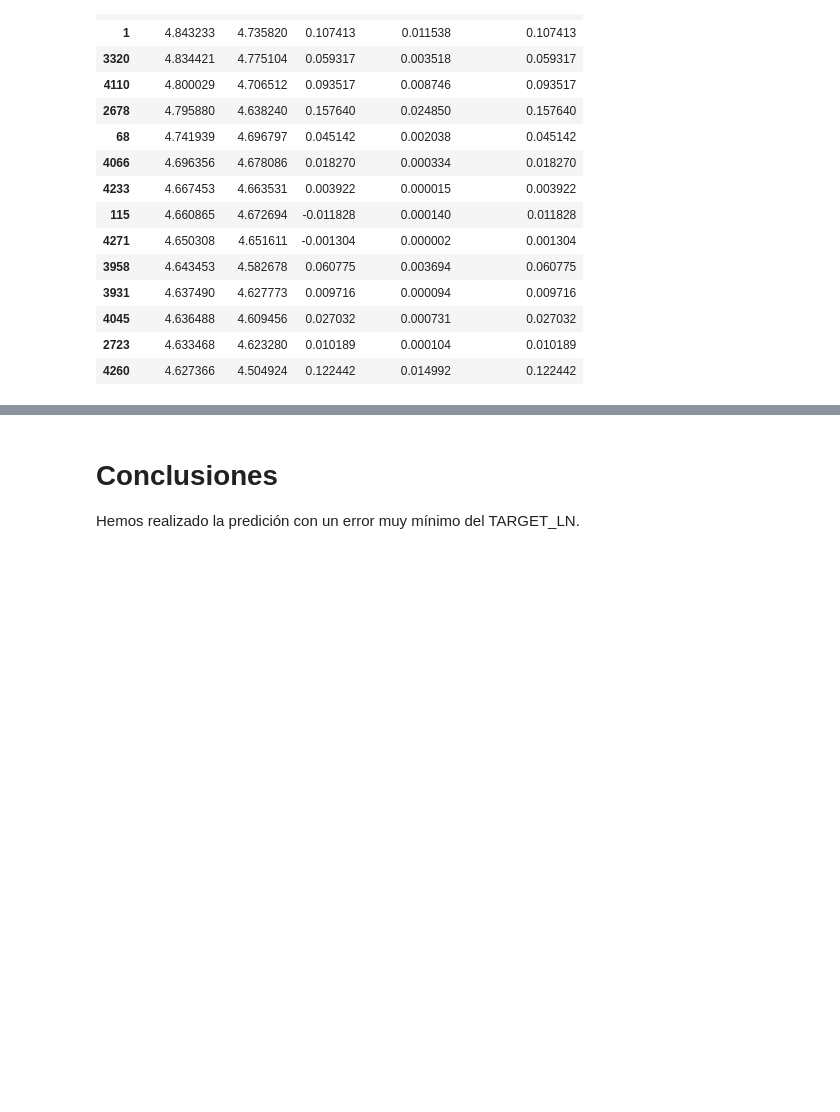
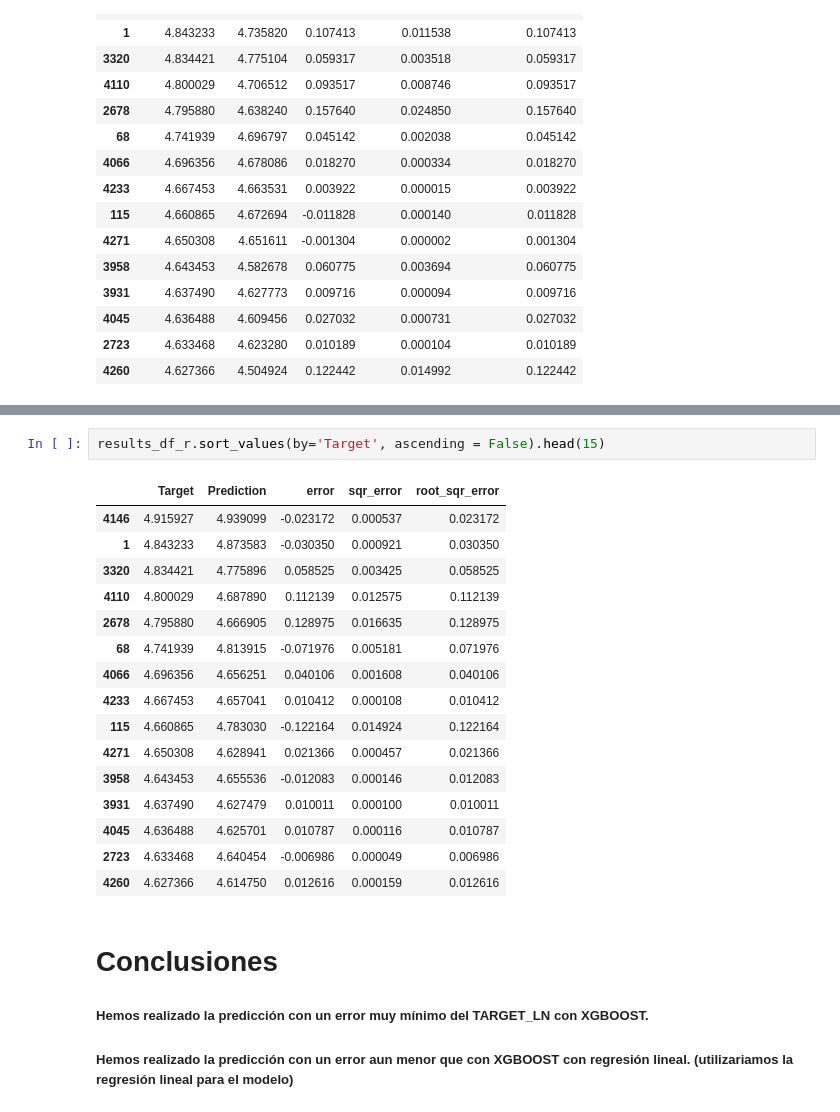
Before and after one commit to jgrau90/BMW_Regression, a Jupyter notebook: bmw_regression.ipynb, the cells around one changed output, grey strips where cells are left out. Drawn from its saved outputs; the diff is of its cells as text; blank space fills up the shorter version.

```diff
--- a/bmw_regression.ipynb
+++ b/bmw_regression.ipynb
@@ -753,4 +784,24 @@ results_df.sort_values(by=TARGET_LN, ascending = False).head(15)
+# %%
+results_df_r.sort_values(by='Target', ascending = False).head(15)
+# %% [output]
+|  | Target | Prediction | error | sqr_error | root_sqr_error |
+| 4146 | 4.915927 | 4.939099 | -0.023172 | 0.000537 | 0.023172 |
+| 1 | 4.843233 | 4.873583 | -0.030350 | 0.000921 | 0.030350 |
+| 3320 | 4.834421 | 4.775896 | 0.058525 | 0.003425 | 0.058525 |
+| 4110 | 4.800029 | 4.687890 | 0.112139 | 0.012575 | 0.112139 |
+| 2678 | 4.795880 | 4.666905 | 0.128975 | 0.016635 | 0.128975 |
+| 68 | 4.741939 | 4.813915 | -0.071976 | 0.005181 | 0.071976 |
+| 4066 | 4.696356 | 4.656251 | 0.040106 | 0.001608 | 0.040106 |
+| 4233 | 4.667453 | 4.657041 | 0.010412 | 0.000108 | 0.010412 |
+| 115 | 4.660865 | 4.783030 | -0.122164 | 0.014924 | 0.122164 |
+| 4271 | 4.650308 | 4.628941 | 0.021366 | 0.000457 | 0.021366 |
+| 3958 | 4.643453 | 4.655536 | -0.012083 | 0.000146 | 0.012083 |
+| 3931 | 4.637490 | 4.627479 | 0.010011 | 0.000100 | 0.010011 |
+| 4045 | 4.636488 | 4.625701 | 0.010787 | 0.000116 | 0.010787 |
+| 2723 | 4.633468 | 4.640454 | -0.006986 | 0.000049 | 0.006986 |
+| 4260 | 4.627366 | 4.614750 | 0.012616 | 0.000159 | 0.012616 |
 # %% [markdown]
 # Conclusiones
 
-Hemos realizado la predición con un error muy mínimo del TARGET_LN.
+##### Hemos realizado la predicción con un error muy mínimo del TARGET_LN con XGBOOST.
+##### Hemos realizado la predicción con un error aun menor que con XGBOOST con regresión lineal. (utilizariamos la regresión lineal para el modelo)
```
Also changed, not shown: parts of 10 cells of this notebook.
